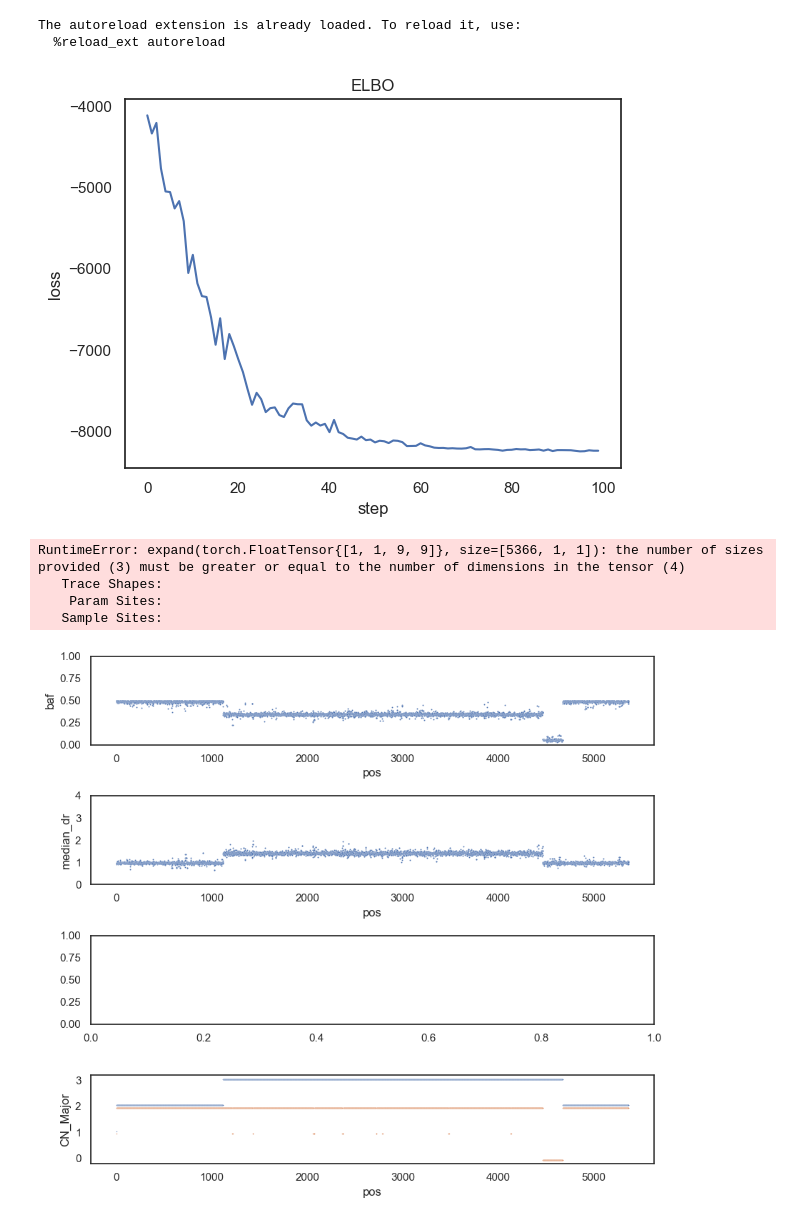
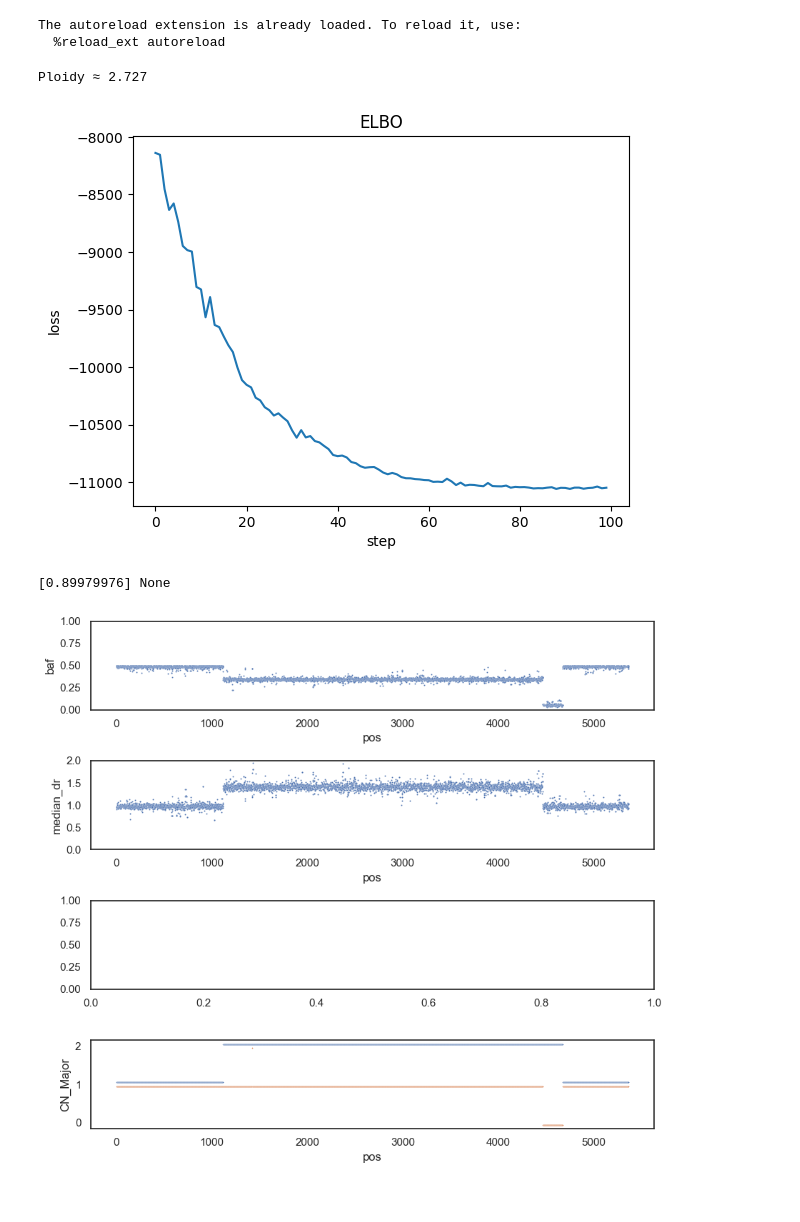
Before and after one commit to valerianilucrezia/locate, a Jupyter notebook: notebooks/data_ProCESS.ipynb, the cells around one changed output. Saved outputs shown, nothing was run; the diff lists cells and outputs as text; code cells hidden in the pictures.

```diff
--- a/notebooks/data_ProCESS.ipynb
+++ b/notebooks/data_ProCESS.ipynb
@@ -27,6 +32,12 @@ data_input = {'baf':torch.tensor(np.array(data.baf).reshape(-1, 1)),
             'orginal_baf':torch.tensor(np.array(data.median_baf).reshape(-1, 1)),
             'vaf':torch.tensor(np.array(data.vaf).reshape(-1, 1)),
             'dp_snv':torch.tensor(np.array(data.DP).reshape(-1, 1))}
+# %%
+from locate.utils import estimate_ploidy
+ploidy, seg_table = estimate_ploidy(data, return_details=True)
+print(f"Ploidy ≈ {ploidy:.3f}")
+# %% [output]
+Ploidy ≈ 2.727
 # %%
 T = data.baf.shape[0]
 prior_bp = torch.zeros(T)
@@ -35,6 +46,8 @@ prior_bp[[1115, 4464, 4673]] = 1.0
 import locate.locate as l
 from locate.models import Clonal
 from locate.utils import plot_loss
+# %%
+fix_ploidy = True
 # %%
 locate = l.LOCATE(CUDA = False)
 
@@ -49,12 +62,12 @@ locate.initialize_model({"baf":data_input["baf"],
 
 locate.set_model_params({"jumping_prob" : 1e-6,
                          "fix_purity": False,
-                         "fix_ploidy" : False,
+                         "fix_ploidy" : fix_ploidy,
                          "prior_purity": 0.9,
-                         "prior_ploidy": 2.3,
+                         "prior_ploidy": float(ploidy),
                          "scaling_factors": [1,1,1],
                          'hidden_dim': 4,
-                         "prior_bp": prior_bp,
+                         "prior_bp": None,
                         "lambda_cn": 1.0,          # ΔCN penalty slope used to shape the prior
                         "alpha_conc": 50.0,        # global Dirichlet concentration (higher = stronger prior)
                         "alpha_self_boost": 3.0,   # extra mass on the diagonal
@@ -65,4 +78,4 @@ ll = locate.run(steps = 100, param_optimizer = {"lr" : 0.05}, guide_kind="normal
 # %%
 plot_loss(ll[0])
 # %% [output]
-[figure, old version]
+[figure, new version]
@@ -109,34 +82,36 @@ def plot_state_heatmap(state_probs):
 # %%
 params = locate.learned_parameters_Clonal()
 # %%
-# 2) Draw posterior samples
-draws = locate.posterior_draws(num_samples=1000, sites=["purity","ploidy","probs_x"])
-
-# 3) Plot purity & ploidy posteriors
-plot_purity_ploidy_hist(draws)
+# from locate.utils import plot_purity_ploidy_hist
+# draws = locate.posterior_draws(num_samples=1000, sites=["purity","ploidy"])
+# plot_purity_ploidy_hist(draws)
-# %% [output]
-RuntimeError: expand(torch.FloatTensor{[1, 1, 9, 9]}, size=[5366, 1, 1]): the number of sizes provided (3) must be greater or equal to the number of dimensions in the tensor (4)
-   Trace Shapes:
-    Param Sites:
-   Sample Sites:
+# %%
+purity = params['purity']
+if not fix_ploidy:
+    ploidy = params['ploidy']
+else:
+    ploidy = None
+print(purity, ploidy)
+# %% [output]
+[0.89979976] None
 # %%
-res = pd.DataFrame({'CN_Major':params["CN_Major"]+0.05,
+res_plot = pd.DataFrame({'CN_Major':params["CN_Major"]+0.05,
                     'CN_minor':params["CN_minor"]-0.05,
                     'pos':[i for i in range(len(params["CN_minor"]))]})
 # %%
 sns.set_theme(style="white", font_scale=1)
 fig, axes = plt.subplots(4, 1, figsize=(9, 8))
 
 baf = sns.scatterplot(data=data, x="pos", y="baf", s=2, ax=axes[0])
 dr = sns.scatterplot(data=data, x="pos", y="median_dr", s=2, ax=axes[1])
 
-cn = sns.scatterplot(data=res, x="pos", y="CN_Major", s=1, ax=axes[3], legend=False)
-cn = sns.scatterplot(data=res, x="pos", y="CN_minor", s=1, ax=axes[3], legend=False)
+cn = sns.scatterplot(data=res_plot, x="pos", y="CN_Major", s=1, ax=axes[3], legend=False)
+cn = sns.scatterplot(data=res_plot, x="pos", y="CN_minor", s=1, ax=axes[3], legend=False)
 
 axes[0].set_ylim(0,1)
-axes[1].set_ylim(0,4)
+axes[1].set_ylim(0,2)
 axes[2].set_ylim(0,1)
 
 fig.tight_layout()
 # %% [output]
-[figure, old version]
+[figure, new version]
```
Also changed, not shown: parts of 5 cells of this notebook, 3 other files.
